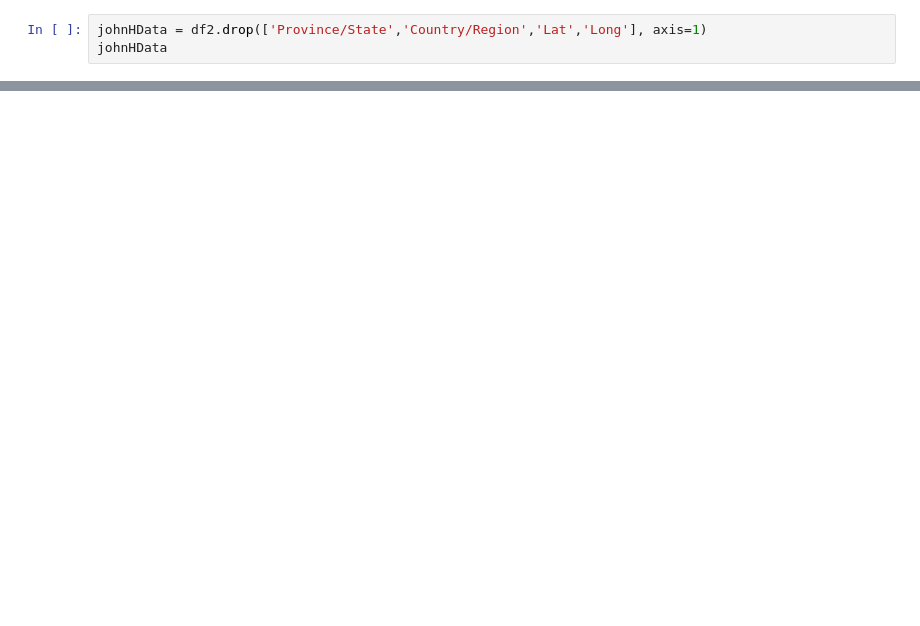
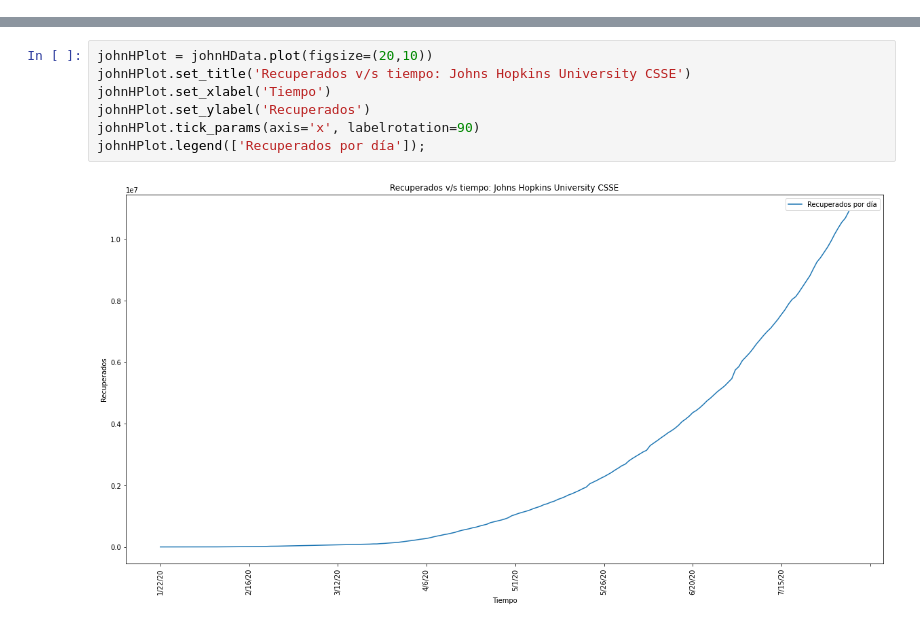
Before and after one commit to Tisks/Covid-Big-Data, a Jupyter notebook: Grafico_Mundial_2.ipynb, the cells around one changed output, grey strips where cells are left out. Cells and saved outputs as stored; diff of their text form; blank space fills up the shorter version.

```diff
--- a/Grafico_Mundial_2.ipynb
+++ b/Grafico_Mundial_2.ipynb
@@ -26,3 +17,0 @@ humData
-# %%
-johnHData = df2.drop(['Province/State','Country/Region','Lat','Long'], axis=1)
-johnHData
@@ -67,0 +29,9 @@ humPlot.legend(['Recuperados por día']);
+# %%
+johnHPlot = johnHData.plot(figsize=(20,10))
+johnHPlot.set_title('Recuperados v/s tiempo: Johns Hopkins University CSSE')
+johnHPlot.set_xlabel('Tiempo')
+johnHPlot.set_ylabel('Recuperados')
+johnHPlot.tick_params(axis='x', labelrotation=90)
+johnHPlot.legend(['Recuperados por día']);
+# %% [output]
+[figure, added]
```
Also changed, not shown: parts of 8 cells of this notebook.
